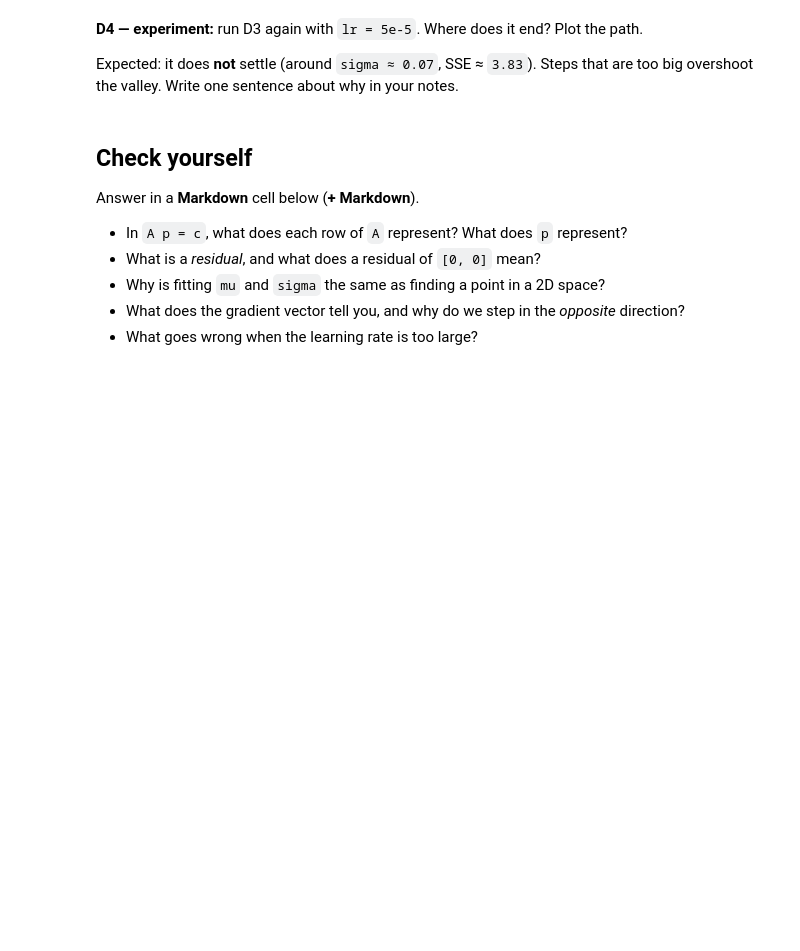
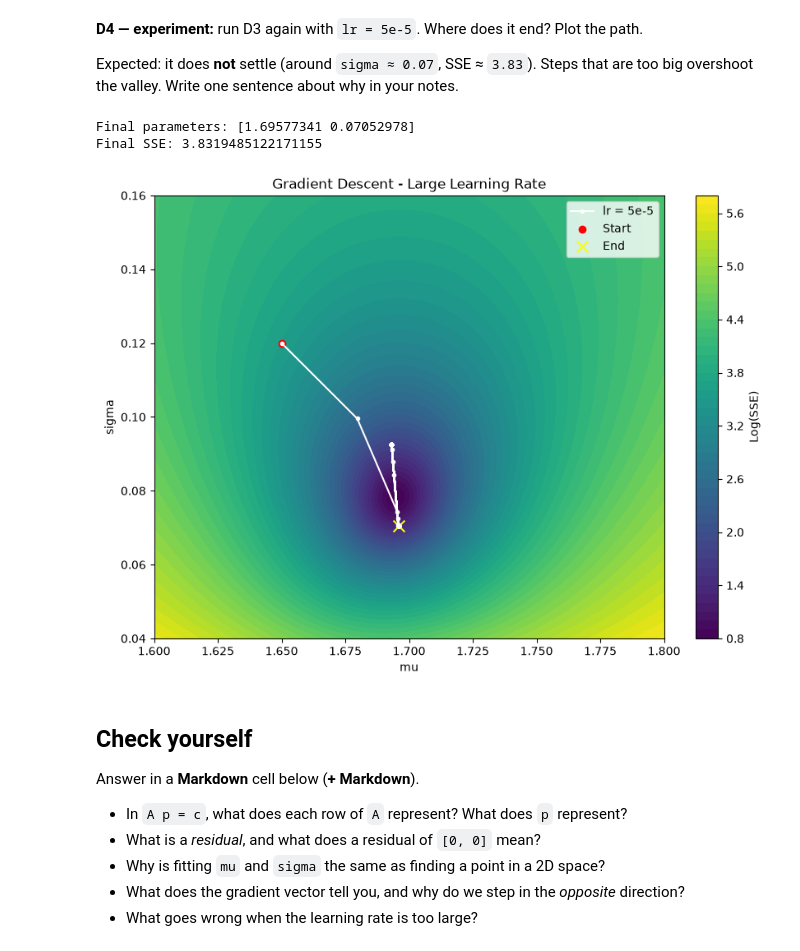
Before and after one commit to MinhHieu15/Linear-Algebra-from-scratch, a Jupyter notebook: notebooks/day04_parameter_space.ipynb, the cells around one changed output. Cells and saved outputs as stored; diff of their text form; code cells hidden in the pictures; blank space fills up the shorter version.

Commit message:
notebook: parameter space contour

```diff
--- a/notebooks/day04_parameter_space.ipynb
+++ b/notebooks/day04_parameter_space.ipynb
@@ -380,6 +380,86 @@ Path shape: (101, 2)
 **D4 — experiment:** run D3 again with `lr = 5e-5`. Where does it end? Plot the path.
 
 Expected: it does **not** settle (around `sigma ≈ 0.07`, SSE ≈ `3.83`). Steps that are too big overshoot the valley. Write one sentence about why in your notes.
+# %%
+# Initial parameters
+p = np.array([1.65, 0.12])
+
+# Larger learning rate
+lr = 5e-5
+h = 1e-6
+
+# Store the path
+path_d4 = [p.copy()]
+
+# Gradient Descent: 100 steps
+for step in range(100):
+
+    # Calculate gradient
+    dmu = (
+        sse(p[0] + h, p[1]) -
+        sse(p[0] - h, p[1])
+    ) / (2 * h)
+
+    dsigma = (
+        sse(p[0], p[1] + h) -
+        sse(p[0], p[1] - h)
+    ) / (2 * h)
+
+    grad = np.array([dmu, dsigma])
+
+    # Update parameters
+    p = p - lr * grad
+
+    # Save current position
+    path_d4.append(p.copy())
+
+path_d4 = np.array(path_d4)
+
+print("Final parameters:", p)
+print("Final SSE:", sse(*p))
+# %% [output]
+Final parameters: [1.69577341 0.07052978]
+Final SSE: 3.8319485122171155
+# %%
+plt.figure(figsize=(10, 7))
+
+plt.contourf(MU, SIGMA, np.log(Z), levels=50, cmap='viridis')
+plt.colorbar(label='Log(SSE)')
+
+# Plot D4 path
+plt.plot(
+    path_d4[:, 0],
+    path_d4[:, 1],
+    'w.-',
+    label='lr = 5e-5'
+)
+
+# Starting point
+plt.scatter(
+    path_d4[0, 0],
+    path_d4[0, 1],
+    color='red',
+    marker='o',
+    label='Start'
+)
+
+# Final point
+plt.scatter(
+    path_d4[-1, 0],
+    path_d4[-1, 1],
+    color='yellow',
+    marker='x',
+    s=100,
+    label='End'
+)
+
+plt.xlabel('mu')
+plt.ylabel('sigma')
+plt.title('Gradient Descent - Large Learning Rate')
+plt.legend()
+plt.show()
+# %% [output]
+[figure, added]
 # %% [markdown]
 ## Check yourself
 
```
Also changed, not shown: parts of 1 cell of this notebook, 3 other files.
